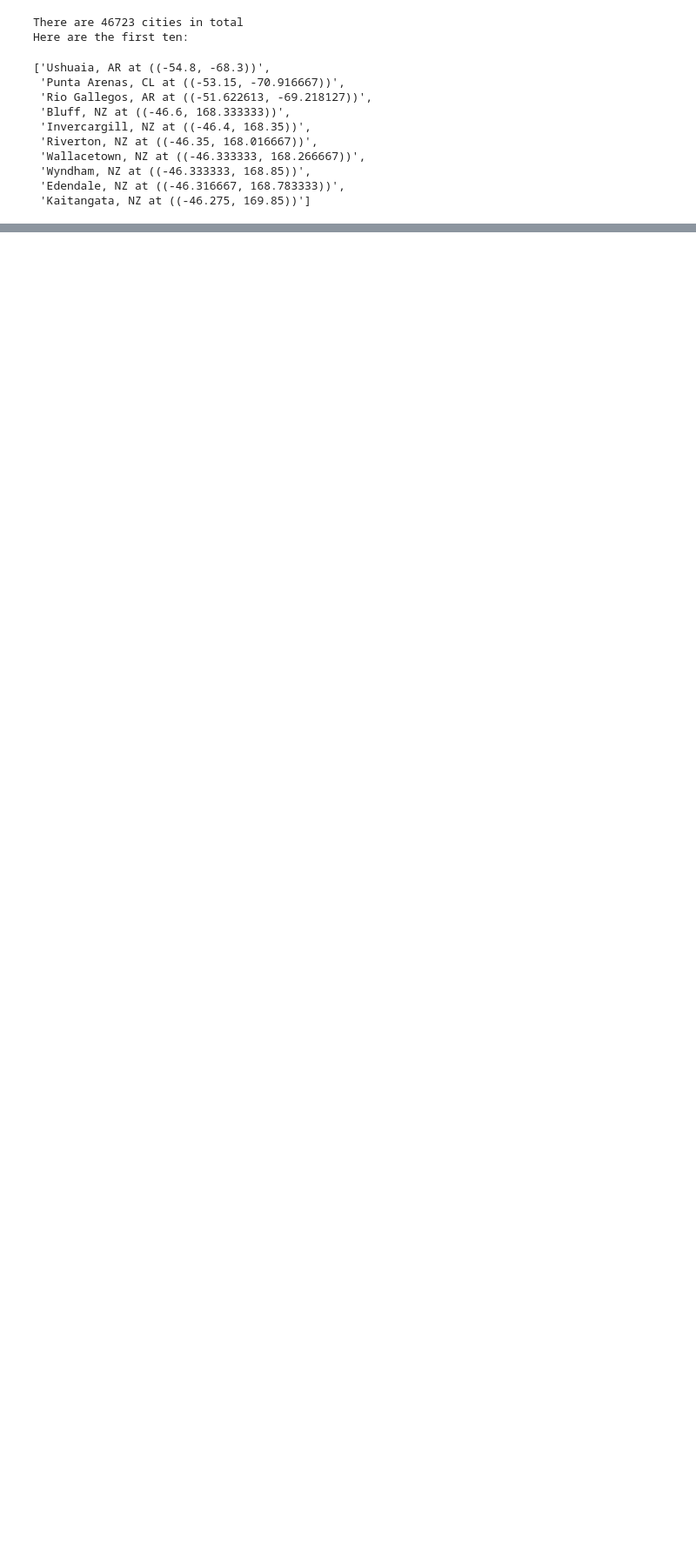
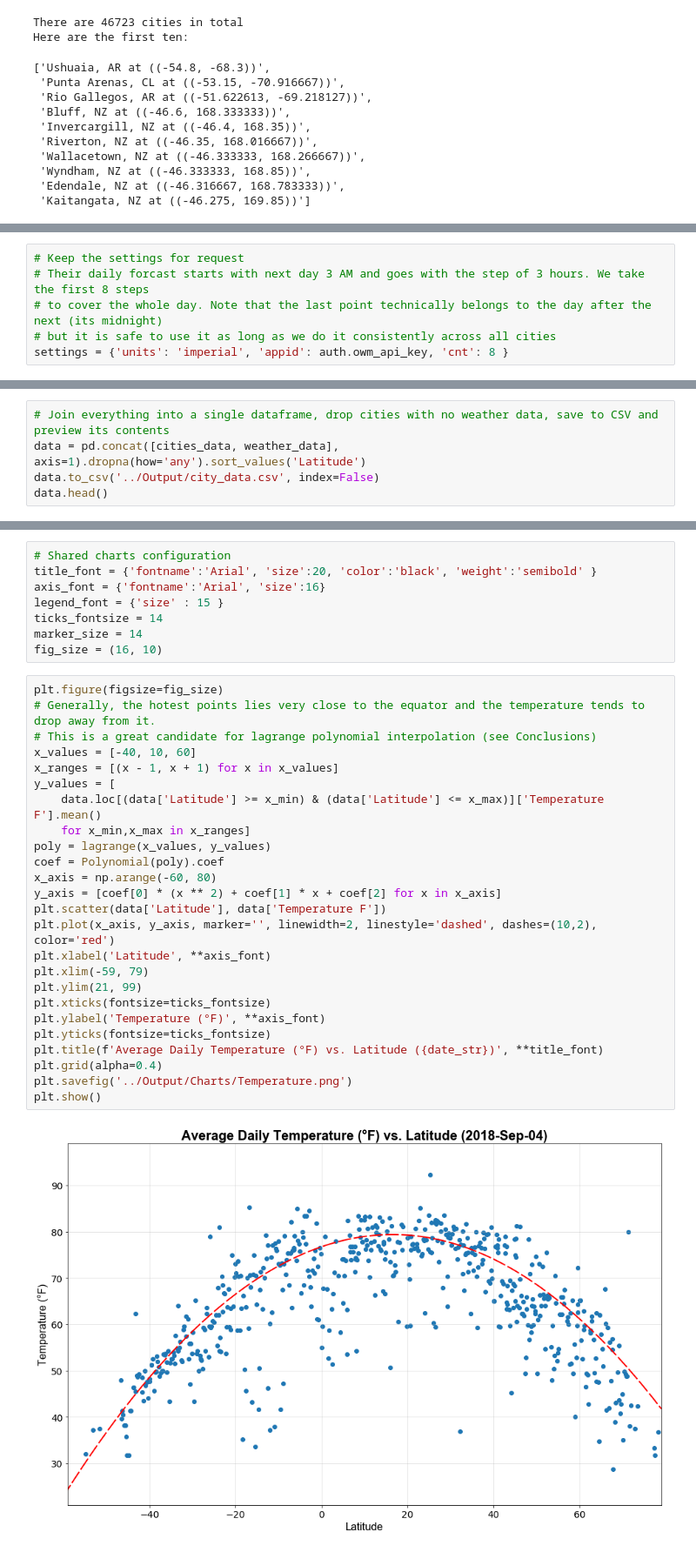
Before and after one commit to Demarsch/data-analytics-bootcamp, a Jupyter notebook: 06 - PyWeather/Code/Pyweather.ipynb, the cells around one changed output, grey strips where cells are left out. Shown at 87% size. Saved outputs shown, nothing was run; the diff lists cells and outputs as text; blank space fills up the shorter version.

Commit message:
Added complete solution (won't be able to restart due to new file paths and removing of gmaps API). Started to work on a better solution

```diff
--- a/06 - PyWeather/Code/Pyweather.ipynb
+++ b/06 - PyWeather/Code/Pyweather.ipynb
@@ -159,0 +166,6 @@ fig
+# %%
+# Keep the settings for request
+# Their daily forcast starts with next day 3 AM and goes with the step of 3 hours. We take the first 8 steps
+# to cover the whole day. Note that the last point technically belongs to the day after the next (its midnight)
+# but it is safe to use it as long as we do it consistently across all cities
+settings = {'units': 'imperial', 'appid': auth.owm_api_key, 'cnt': 8 }
@@ -159,0 +225,5 @@ fig
+# %%
+# Join everything into a single dataframe, drop cities with no weather data, save to CSV and preview its contents
+data = pd.concat([cities_data, weather_data], axis=1).dropna(how='any').sort_values('Latitude')
+data.to_csv('../Output/city_data.csv', index=False)
+data.head()
@@ -159,0 +241,35 @@ fig
+# %%
+# Shared charts configuration
+title_font = {'fontname':'Arial', 'size':20, 'color':'black', 'weight':'semibold' }
+axis_font = {'fontname':'Arial', 'size':16}
+legend_font = {'size' : 15 }
+ticks_fontsize = 14
+marker_size = 14
+fig_size = (16, 10)
+# %%
+plt.figure(figsize=fig_size)
+# Generally, the hotest points lies very close to the equator and the temperature tends to drop away from it.
+# This is a great candidate for lagrange polynomial interpolation (see Conclusions)
+x_values = [-40, 10, 60]
+x_ranges = [(x - 1, x + 1) for x in x_values]
+y_values = [
+    data.loc[(data['Latitude'] >= x_min) & (data['Latitude'] <= x_max)]['Temperature F'].mean()
+    for x_min,x_max in x_ranges]
+poly = lagrange(x_values, y_values)
+coef = Polynomial(poly).coef
+x_axis = np.arange(-60, 80)
+y_axis = [coef[0] * (x ** 2) + coef[1] * x + coef[2] for x in x_axis]
+plt.scatter(data['Latitude'], data['Temperature F'])
+plt.plot(x_axis, y_axis, marker='', linewidth=2, linestyle='dashed', dashes=(10,2), color='red')
+plt.xlabel('Latitude', **axis_font)
+plt.xlim(-59, 79)
+plt.ylim(21, 99)
+plt.xticks(fontsize=ticks_fontsize)
+plt.ylabel('Temperature (°F)', **axis_font)
+plt.yticks(fontsize=ticks_fontsize)
+plt.title(f'Average Daily Temperature (°F) vs. Latitude ({date_str})', **title_font)
+plt.grid(alpha=0.4)
+plt.savefig('../Output/Charts/Temperature.png')
+plt.show()
+# %% [output]
+[figure, added]
```
Also changed, not shown: parts of 16 cells of this notebook, 7 other files.
